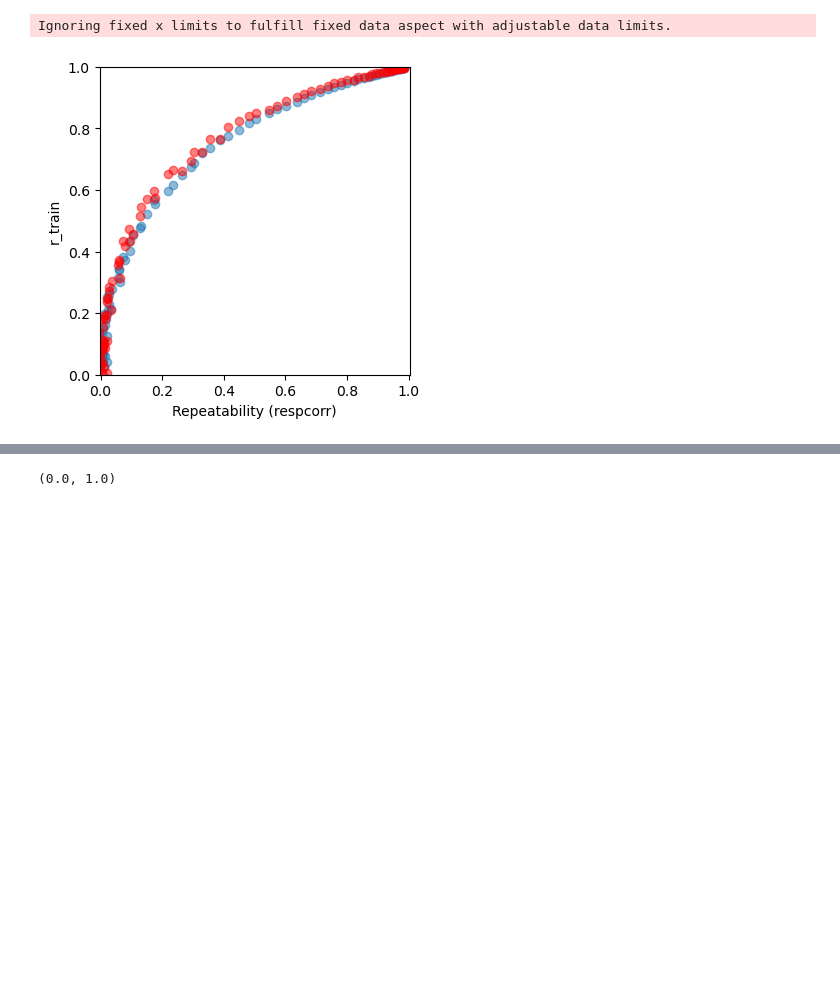
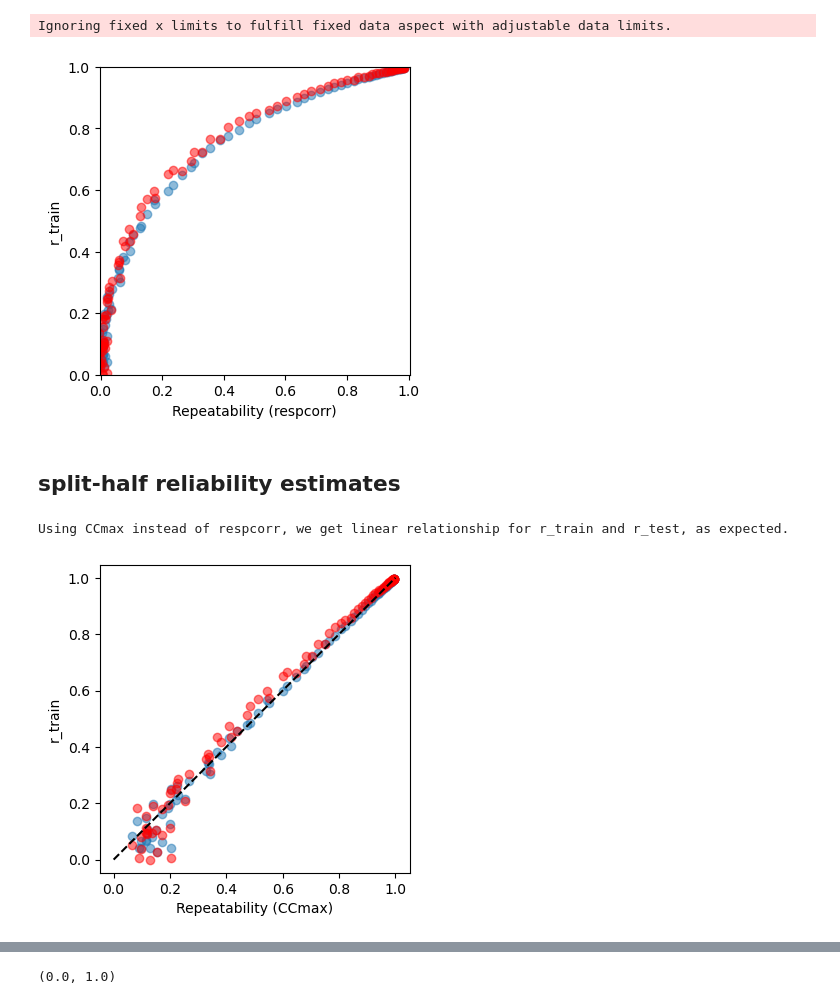
Before and after one commit to katonage/waven2, a Jupyter notebook: waven2/tests notebooks/noise_test.ipynb, the cells around one changed output, grey strips where cells are left out. Drawn from its saved outputs; the diff is of its cells as text; code cells hidden in the pictures; blank space fills up the shorter version.

Commit message:
computing noise cieling

```diff
--- a/waven2/tests notebooks/noise_test.ipynb
+++ b/waven2/tests notebooks/noise_test.ipynb
@@ -53,7 +53,7 @@ noise_levels = np.logspace(np.log10(0.02), np.log10(10), n_neurons)
 
 # ---------------- generate dataset ----------------
 # shape: (n_trials, n_timepoints, n_neurons)
-data = np.empty(
+spks = np.empty(
     (n_trials, n_timepoints, n_neurons),
     dtype=np.float32
 )
@@ -70,7 +70,7 @@ for ni in range(n_neurons):
             size=n_timepoints
         )
 
-        data[tr, :, ni] = base_trace + noise
+        spks[tr, :, ni] = base_trace + noise
 
 # ---------------- example plot ----------------
 plt.figure(figsize=(12, 6))
@@ -78,7 +78,7 @@ plt.figure(figsize=(12, 6))
 for tr in range(n_trials):
     plt.plot(
         t[:1000],
-        data[tr, :1000, 0],
+        spks[tr, :1000, 0],
         alpha=0.8,
         label=f"trial {tr}"
     )
@@ -91,15 +91,15 @@ plt.legend()
 plt.tight_layout()
 plt.show()
 
-print(data.shape)
+print(spks.shape)
 # %% [output]
 [figure]
 (3, 12000, 100)
 # %%
-from analysis_utils import compute_respcorr_split_half
+from waven2.analysis_utils import compute_respcorr_split_half, ccmax_from_cchalf_simple
 
 # compute repetability by trial
-respcorr=compute_respcorr_split_half(data)
+respcorr=compute_respcorr_split_half(spks)
 
 # " We define as “visually responsive neurons” all neurons with a repeatability higher than 0.2"
 responsive_neurons = np.where(respcorr > 0.2 )
@@ -124,8 +124,8 @@ Text(0, 0.5, 'Noise level (std)')
 # %%
 train_split=0.85
 train_split_index=int(n_timepoints*train_split)
-trace_train=data[:, :train_split_index, :]
-trace_test=data[:, train_split_index:, :]
+trace_train=spks[:, :train_split_index, :]
+trace_test=spks[:, train_split_index:, :]
 train_base_trace=base_trace[:train_split_index]
 test_base_trace=base_trace[train_split_index:]
 # %%
@@ -155,3 +155,26 @@ plt.xlim(0, 1)
 (0.0, 1.0)
 Ignoring fixed x limits to fulfill fixed data aspect with adjustable data limits.
 [figure]
+# %% [markdown]
+## split-half reliability estimates
+# %%
+# ccmax_from_cchalf_simple is in waven2.analysis_utils
+CCmax=ccmax_from_cchalf_simple(respcorr)
+# %%
+
+
+plt.figure(figsize=(4, 4))
+plt.scatter(CCmax, r_train, alpha=0.5)
+plt.scatter(CCmax, r_test, alpha=0.5, color="red")
+plt.xlabel("Repeatability (CCmax)")
+plt.ylabel("r_train")
+
+
+#set axis equal
+plt.axis("equal")
+plt.plot([0, 1], [0, 1], color="black", linestyle="--")
+
+print("Using CCmax instead of respcorr, we get linear relationship for r_train and r_test, as expected. ")
+# %% [output]
+Using CCmax instead of respcorr, we get linear relationship for r_train and r_test, as expected.
+[figure, added]
```
Also changed, not shown: parts of 6 cells of this notebook, 2 other files.
